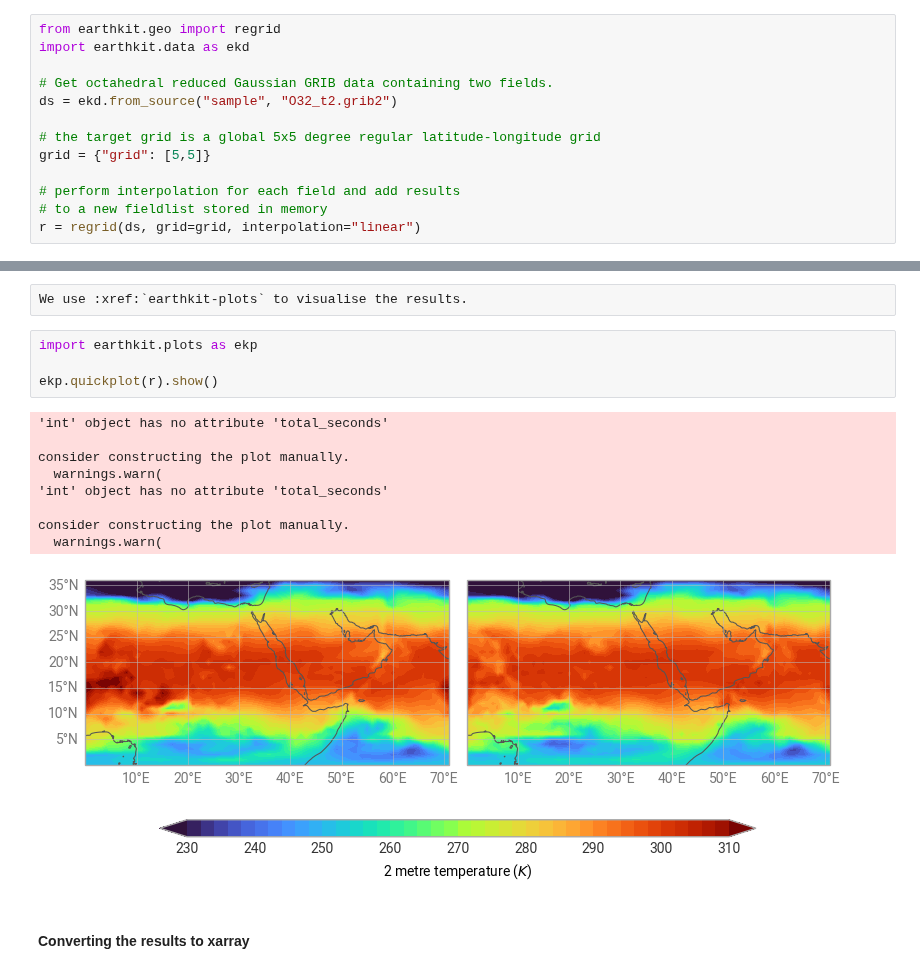
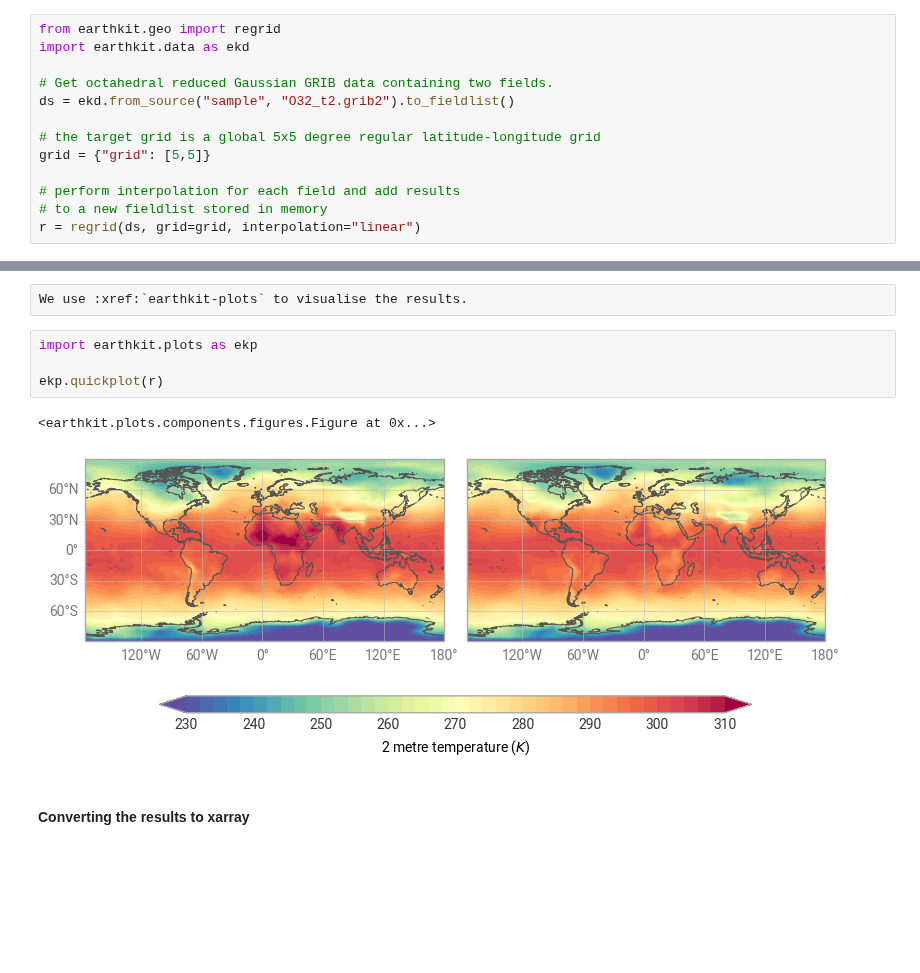
Before and after one commit to ecmwf/earthkit-geo, a Jupyter notebook: docs/examples/mir_octahedral_fieldlist.ipynb, the cells around one changed output, grey strips where cells are left out. Cells and saved outputs as stored; diff of their text form; blank space fills up the shorter version.

```diff
--- a/docs/examples/mir_octahedral_fieldlist.ipynb
+++ b/docs/examples/mir_octahedral_fieldlist.ipynb
@@ -13,7 +13,7 @@ from earthkit.geo import regrid
 import earthkit.data as ekd
 
 # Get octahedral reduced Gaussian GRIB data containing two fields.
-ds = ekd.from_source("sample", "O32_t2.grib2")
+ds = ekd.from_source("sample", "O32_t2.grib2").to_fieldlist()
 
 # the target grid is a global 5x5 degree regular latitude-longitude grid
 grid = {"grid": [5,5]}
@@ -28,17 +28,10 @@ We use :xref:`earthkit-plots` to visualise the results.
 # %%
 import earthkit.plots as ekp
 
-ekp.quickplot(r).show()
+ekp.quickplot(r)
 # %% [output]
-'int' object has no attribute 'total_seconds'
-
-consider constructing the plot manually.
-  warnings.warn(
-'int' object has no attribute 'total_seconds'
-
-consider constructing the plot manually.
-  warnings.warn(
+<earthkit.plots.components.figures.Figure at 0x...>
-[figure, old version]
+[figure, new version]
 # %% [markdown]
 #### Converting the results to xarray
 # %%
```
Also changed, not shown: 9 other files.
